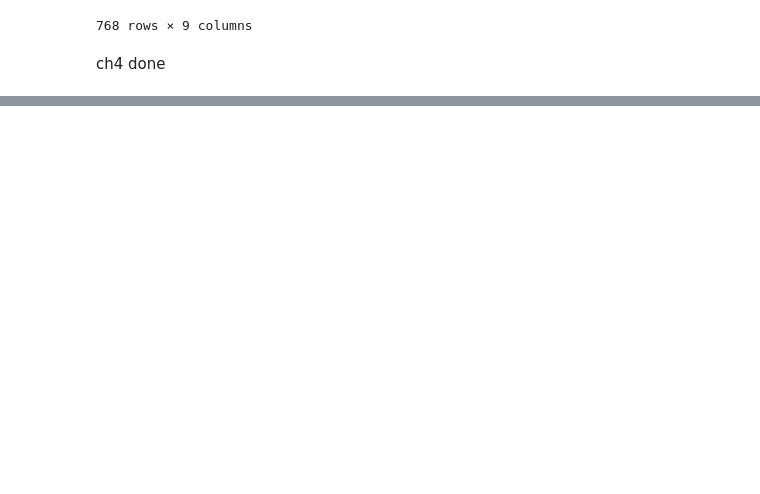
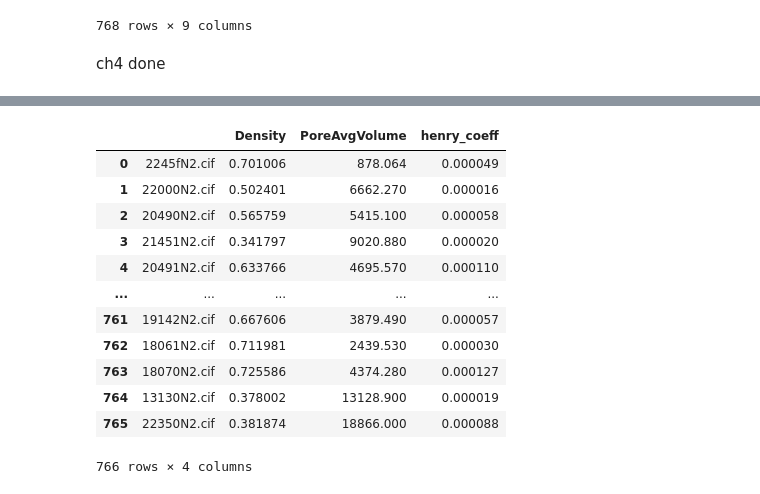
Before and after one commit to Gnaneshwar-ctrl/Adsorption_data, a Jupyter notebook: dataExcel.ipynb, the cells around one changed output, grey strips where cells are left out. Saved outputs shown, nothing was run; the diff lists cells and outputs as text; code cells hidden in the pictures; blank space fills up the shorter version.

```diff
--- a/dataExcel.ipynb
+++ b/dataExcel.ipynb
@@ -1146,0 +1397,69 @@ res
+# %%
+Density = []
+PoreAvgVolume = []
+henry_coeff = []
+cof_ID = []
+qb = QueryBuilder()
+qb.append(Group, tag='cif_group', filters={'uuid': group_list[0][0]})
+qb.append(CifData, with_group='cif_group', filters={'extras.tag4': 'orig_cif'}, project='attributes')
+qb.append(Dict, with_group='cif_group', filters={'extras.tag4': 'kh_h2s'}, project='attributes')
+res = qb.all()
+# x1 = res[0][1]['isotherm']['pressure']
+# y1 = res[0][1]['isotherm']['loading_absolute_average']
+# z1 = {key: value for key, value in zip(x1, y1)}
+# pressures = sorted(set().union(*[d.keys() for d in [z1]]))
+cof = res[0][0]
+# data = {pressure: [z1.get(pressure)]for pressure in pressures}
+#df = pd.DataFrame(data, index=[cof['filename']]).transpose()
+data = res[0][1]
+Density.append(data['Density'])
+PoreAvgVolume.append(data['POAV_A^3'])
+henry_coeff.append(data['henry_coefficient_average'])
+cof_ID.append(cof['filename'])
+df = pd.DataFrame()
+h2s_df = df
+
+for i in range(1,873):
+    qb = QueryBuilder()
+    qb.append(Group, tag='cif_group', filters={'uuid': group_list[i][0]})
+    qb.append(CifData, with_group='cif_group', filters={'extras.tag4': 'orig_cif'}, project='attributes')
+    qb.append(Dict, with_group='cif_group', filters={'extras.tag4': 'kh_h2s'}, project='attributes')
+    res = qb.all()
+    if res == []:
+        continue
+    data = res[0][1]
+    if data['is_porous'] == False:
+        continue
+#     x1 = res[0][1]['isotherm']['pressure']
+#     y1 = res[0][1]['isotherm']['loading_absolute_average']
+#     z1 = {key: value for key, value in zip(x1, y1)}
+    cof = res[0][0]
+#     new_row = pd.DataFrame({k: [v] for k, v in z1.items()}, index=[cof['filename']]).transpose()
+#     df = pd.concat([df, new_row], axis=1)
+    Density.append(data['Density'])
+    PoreAvgVolume.append(data['POAV_A^3'])
+    henry_coeff.append(data['henry_coefficient_average'])
+    cof_ID.append(cof['filename'])
+
+h2s_df = h2s_df.sort_index(axis=1)
+new_coloumn_names = {old_name: f"h2s_{old_name}" for old_name in h2s_df.columns}
+h2s_df = h2s_df.rename(columns=new_coloumn_names)
+h2s_df[''] = cof_ID
+h2s_df['Density'] = Density
+h2s_df['PoreAvgVolume'] = PoreAvgVolume
+h2s_df['henry_coeff'] = henry_coeff
+h2s_df
+# %% [output]
+|  |  | Density | PoreAvgVolume | henry_coeff |
+| 0 | 2245fN2.cif | 0.701006 | 878.064 | 0.000049 |
+| 1 | 22000N2.cif | 0.502401 | 6662.270 | 0.000016 |
+| 2 | 20490N2.cif | 0.565759 | 5415.100 | 0.000058 |
+| 3 | 21451N2.cif | 0.341797 | 9020.880 | 0.000020 |
+| 4 | 20491N2.cif | 0.633766 | 4695.570 | 0.000110 |
+| ... | ... | ... | ... | ... |
+| 761 | 19142N2.cif | 0.667606 | 3879.490 | 0.000057 |
+| 762 | 18061N2.cif | 0.711981 | 2439.530 | 0.000030 |
+| 763 | 18070N2.cif | 0.725586 | 4374.280 | 0.000127 |
+| 764 | 13130N2.cif | 0.378002 | 13128.900 | 0.000019 |
+| 765 | 22350N2.cif | 0.381874 | 18866.000 | 0.000088 |
+766 rows × 4 columns
```
Also changed, not shown: parts of 26 cells of this notebook.
